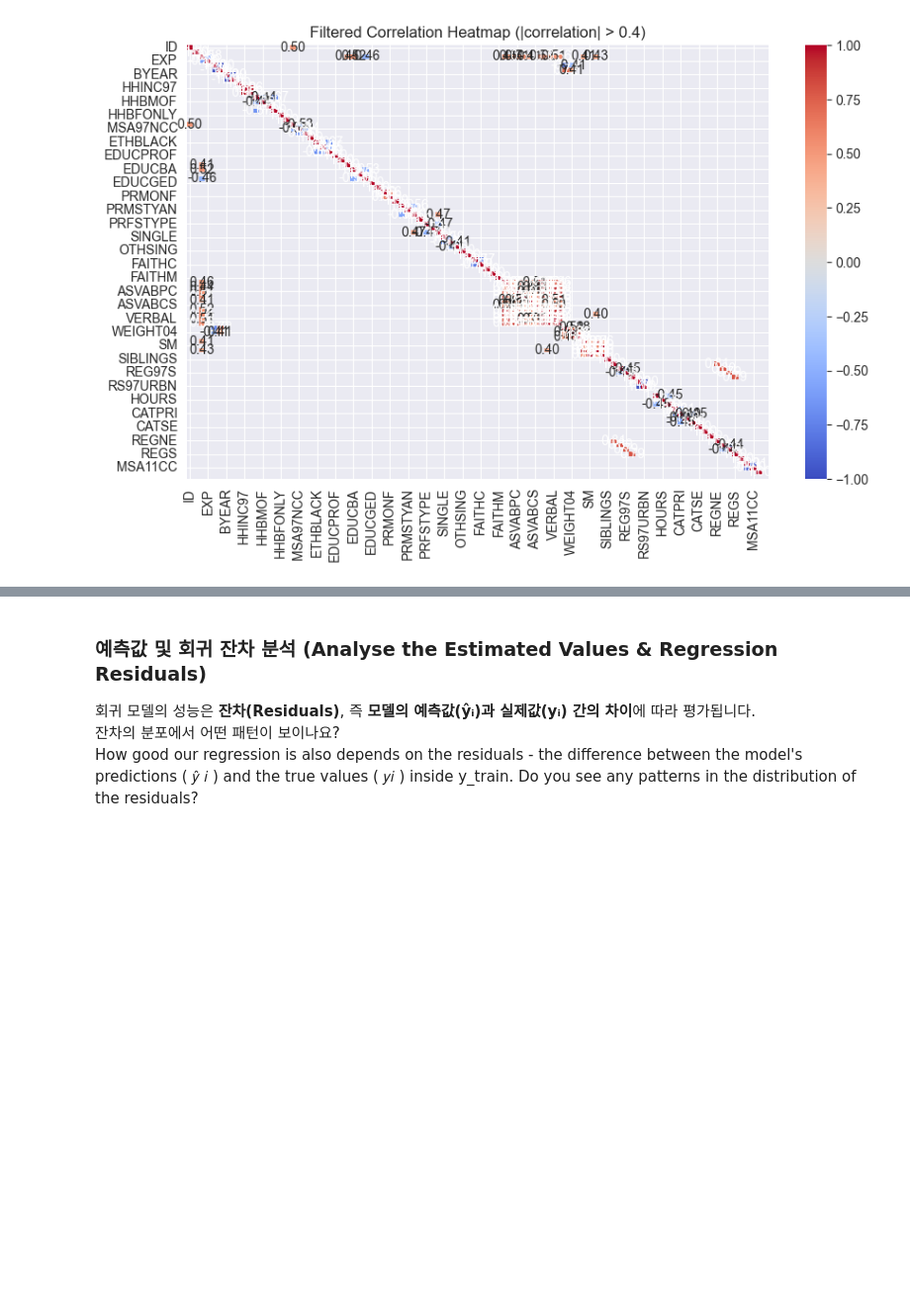
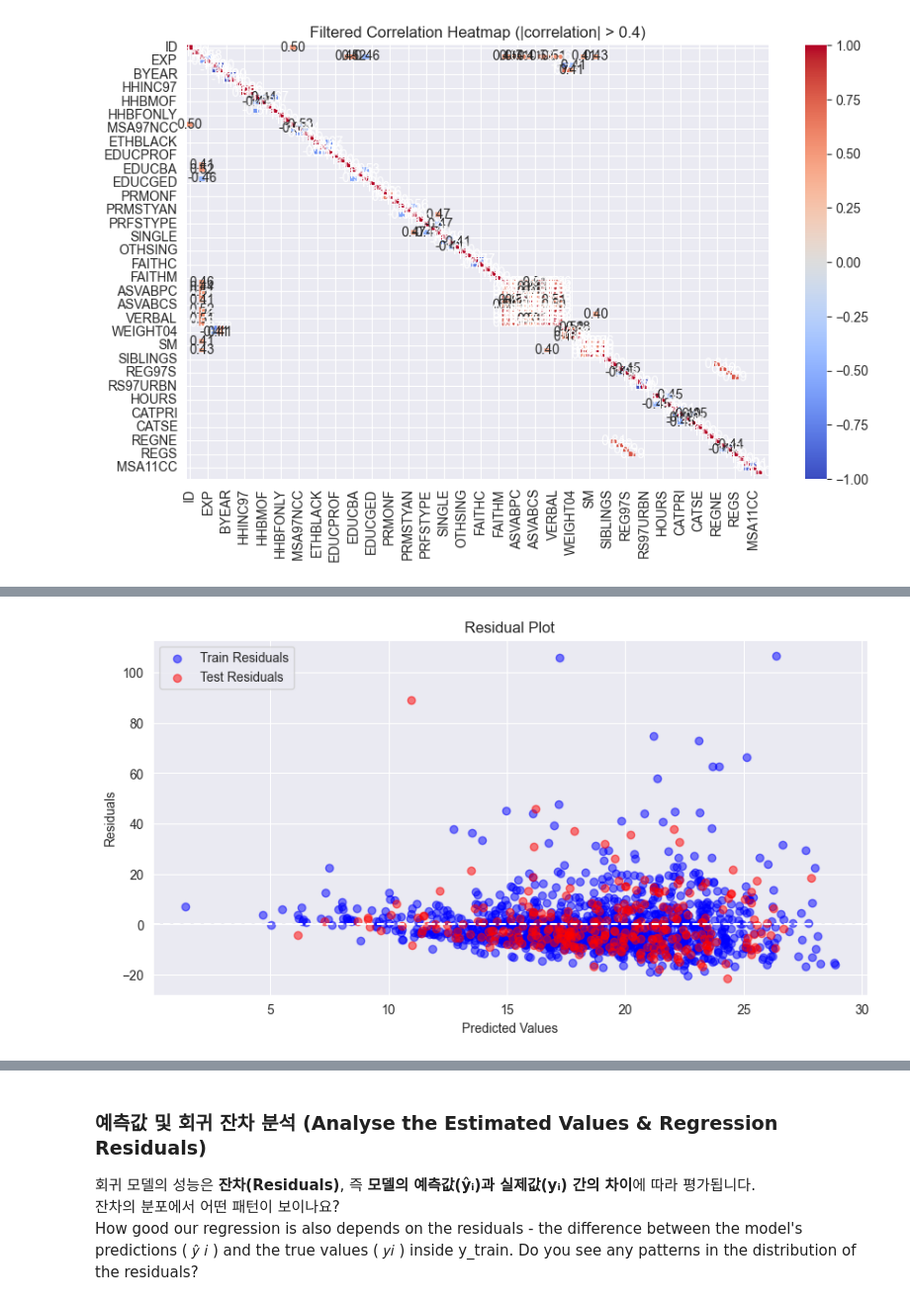
Before and after one commit to JELKOV/Data-Driven-Prosperity, a Jupyter notebook: Determinants_of_Earnings_(start).ipynb, the cells around one changed output, grey strips where cells are left out. Shown at 99% size. Cells and saved outputs as stored; diff of their text form; code cells hidden in the pictures; blank space fills up the shorter version.

```diff
--- a/Determinants_of_Earnings_(start).ipynb
+++ b/Determinants_of_Earnings_(start).ipynb
@@ -347,0 +514,12 @@ Interpret the regression. How many extra dollars can one expect to earn for an a
+# %%
+plt.figure(figsize=(10, 5))
+plt.scatter(y_train_pred_m, train_residuals_m, color="blue", alpha=0.5, label="Train Residuals")
+plt.scatter(y_test_pred_m, test_residuals_m, color="red", alpha=0.5, label="Test Residuals")
+plt.axhline(0, linestyle="--", color="white")
+plt.xlabel("Predicted Values")
+plt.ylabel("Residuals")
+plt.legend()
+plt.title("Residual Plot")
+plt.show()
+# %% [output]
+[figure, added]
```
Also changed, not shown: parts of 55 cells of this notebook, 1 other file.
